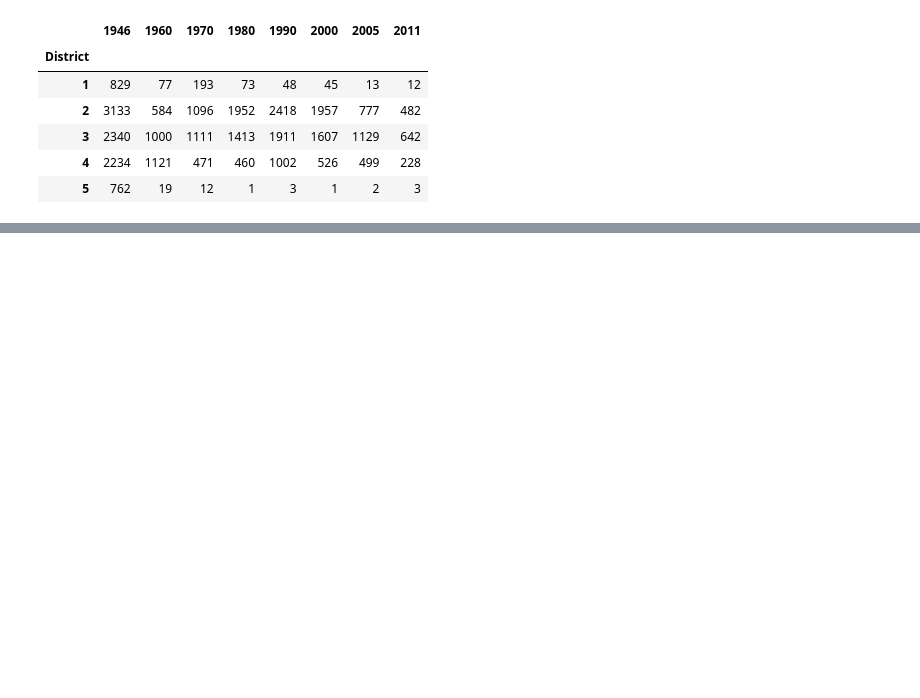
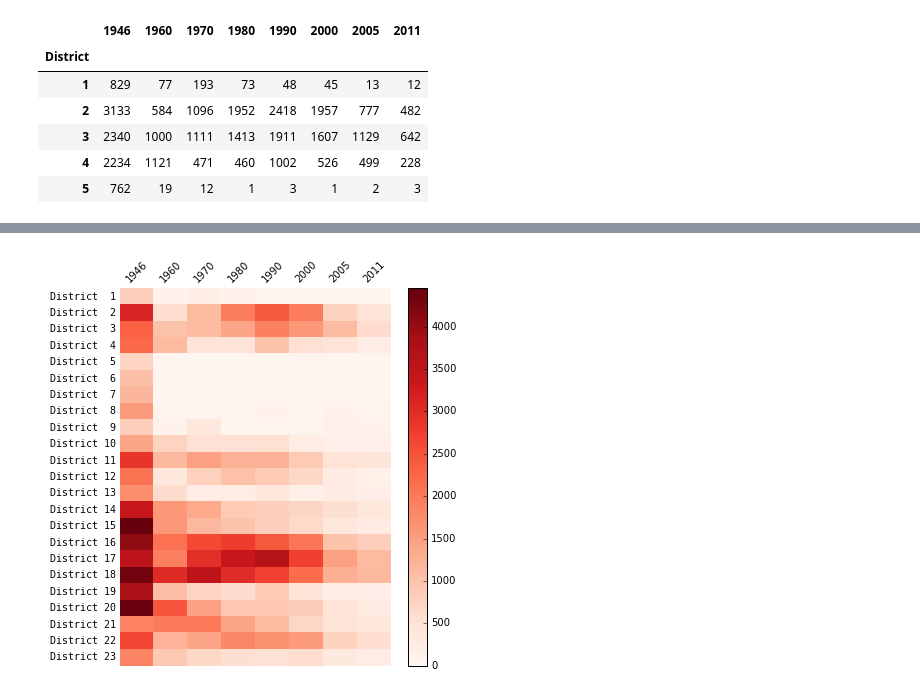
Before and after one commit to gurbanics/pytech-vis, a Jupyter notebook: notebooks/Matplotlib.ipynb, the cells around one changed output, grey strips where cells are left out. Drawn from its saved outputs; the diff is of its cells as text; code cells hidden in the pictures; blank space fills up the shorter version.

```diff
--- a/notebooks/Matplotlib.ipynb
+++ b/notebooks/Matplotlib.ipynb
@@ -264,0 +288,44 @@ plt.tight_layout()
+# %%
+fig = plt.figure(figsize=(6,6))
+ax = plt.gca()
+plt.pcolormesh(bydistrict.values, cmap=plt.cm.Reds)
+ax.xaxis.tick_top()
+
+plt.colorbar(orientation='vertical')
+
+# we don't need the frame just now
+ax.set_frame_on(False)
+# set the y limit explicitly (otherwise it's gonna be longer than needed)
+ax.set_ylim(0, np.max(bydistrict.index.values))
+
+# shift the ticks by .5 unit
+ax.set_yticks(np.arange(bydistrict.shape[0]) + .5);
+ax.set_xticks(np.arange(bydistrict.shape[1]) + .5)
+# invert the otherwise sorted y axis
+ax.invert_yaxis()
+
+# create the labels for the major ticks
+xlabels = bydistrict.columns.values
+ylabels = ["District %2s" % i for i in bydistrict.index]
+
+# set up labels on the two axes
+ax.set_xticklabels(xlabels, minor=False)
+ax.set_yticklabels(ylabels, family="monospace", minor=False, fontstretch='extra-condensed')
+
+# rotate the
+plt.xticks(rotation=45)
+
+# just to be sure, switch it off
+ax.grid(False)
+
+for xt in ax.xaxis.get_major_ticks():
+    xt.tick1On = False
+    xt.tick2On = False
+for yt in ax.yaxis.get_major_ticks():
+    yt.tick1On = False
+    yt.tick2On = False
+
+
+fig.tight_layout()
+# %% [output]
+[figure, added]
```
Also changed, not shown: parts of 5 cells of this notebook.
